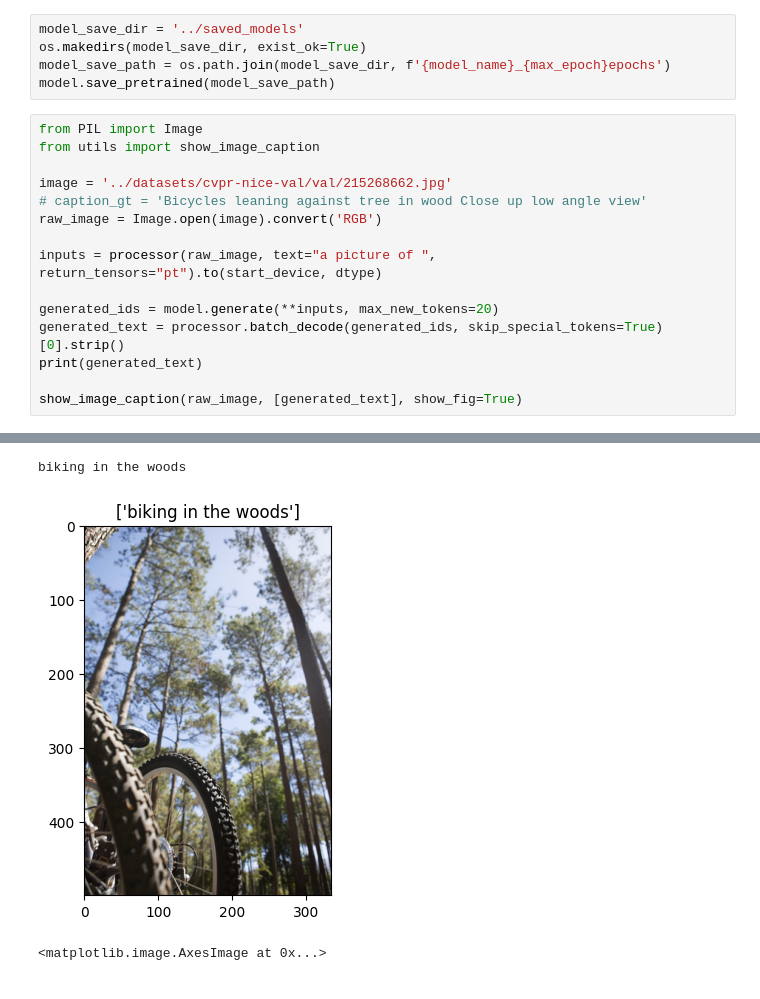
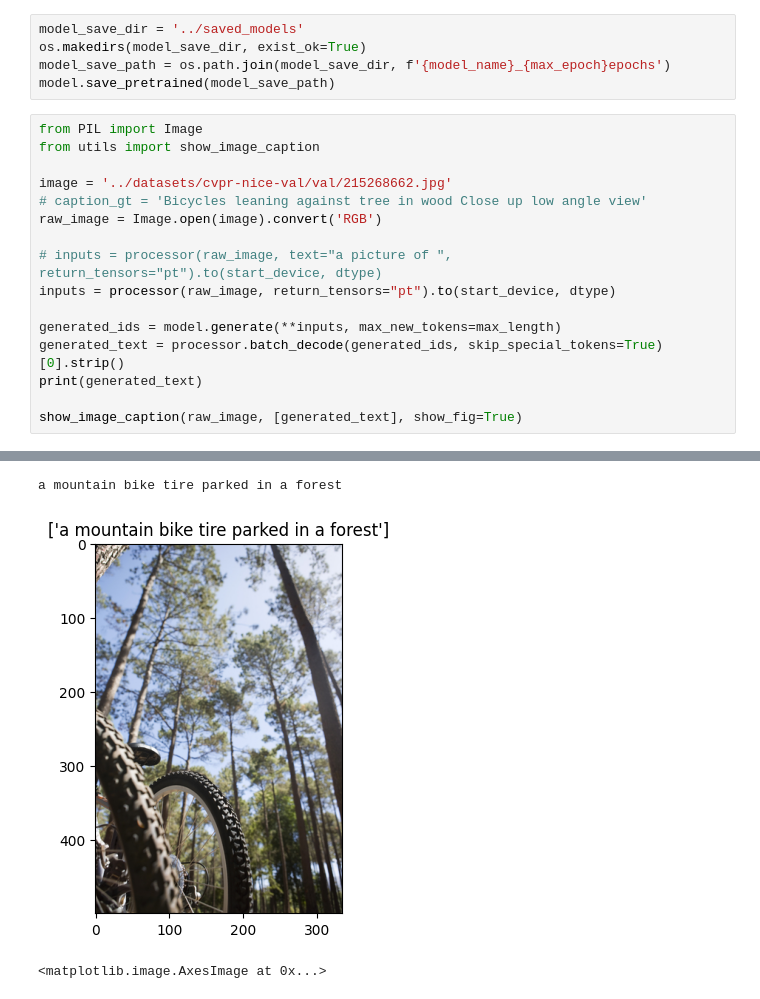
Before and after one commit to k1101jh/CVPR-2023-NICE, a Jupyter notebook: codes/train.ipynb, the cells around one changed output, grey strips where cells are left out. Saved outputs shown, nothing was run; the diff lists cells and outputs as text.

```diff
--- a/codes/train.ipynb
+++ b/codes/train.ipynb
@@ -307,35 +309,36 @@ model.save_pretrained(model_save_path)
 from PIL import Image
 from utils import show_image_caption
 
 image = '../datasets/cvpr-nice-val/val/215268662.jpg'
 # caption_gt = 'Bicycles leaning against tree in wood Close up low angle view'
 raw_image = Image.open(image).convert('RGB')
 
-inputs = processor(raw_image, text="a picture of ", return_tensors="pt").to(start_device, dtype)
+# inputs = processor(raw_image, text="a picture of ", return_tensors="pt").to(start_device, dtype)
+inputs = processor(raw_image, return_tensors="pt").to(start_device, dtype)
 
-generated_ids = model.generate(**inputs, max_new_tokens=20)
+generated_ids = model.generate(**inputs, max_new_tokens=max_length)
 generated_text = processor.batch_decode(generated_ids, skip_special_tokens=True)[0].strip()
 print(generated_text)
 
 show_image_caption(raw_image, [generated_text], show_fig=True)
 # %% [output]
 --- Logging error ---
 Traceback (most recent call last):
   File "/home/kjh/anaconda3/envs/my_env_NICE/lib/python3.9/logging/__init__.py", line 1083, in emit
     msg = self.format(record)
   File "/home/kjh/anaconda3/envs/my_env_NICE/lib/python3.9/logging/__init__.py", line 927, in format
     return fmt.format(record)
   File "/home/kjh/anaconda3/envs/my_env_NICE/lib/python3.9/logging/__init__.py", line 663, in format
     record.message = record.getMessage()
   File "/home/kjh/anaconda3/envs/my_env_NICE/lib/python3.9/logging/__init__.py", line 367, in getMessage
     msg = msg % self.args
 TypeError: not all arguments converted during string formatting
 Call stack:
 ... (48 lines left out)
   File "/home/kjh/anaconda3/envs/my_env_NICE/lib/python3.9/site-packages/transformers/models/blip_2/modeling_blip_2.py", line 1626, in _preprocess_accelerate
     logger.warning(
 Message: 'The `language_model` is not in the `hf_device_map` dictionary and you are running your script in a multi-GPU environment. this may lead to unexpected behavior when using `accelerate`. Please ...
 Arguments: (' more details on creating a `device_map` for large models.',)
-biking in the woods
+a mountain bike tire parked in a forest
-[figure, old version]
+[figure, new version]
 <matplotlib.image.AxesImage at 0x...>
```
Also changed, not shown: parts of 6 cells of this notebook, 8 other files.
